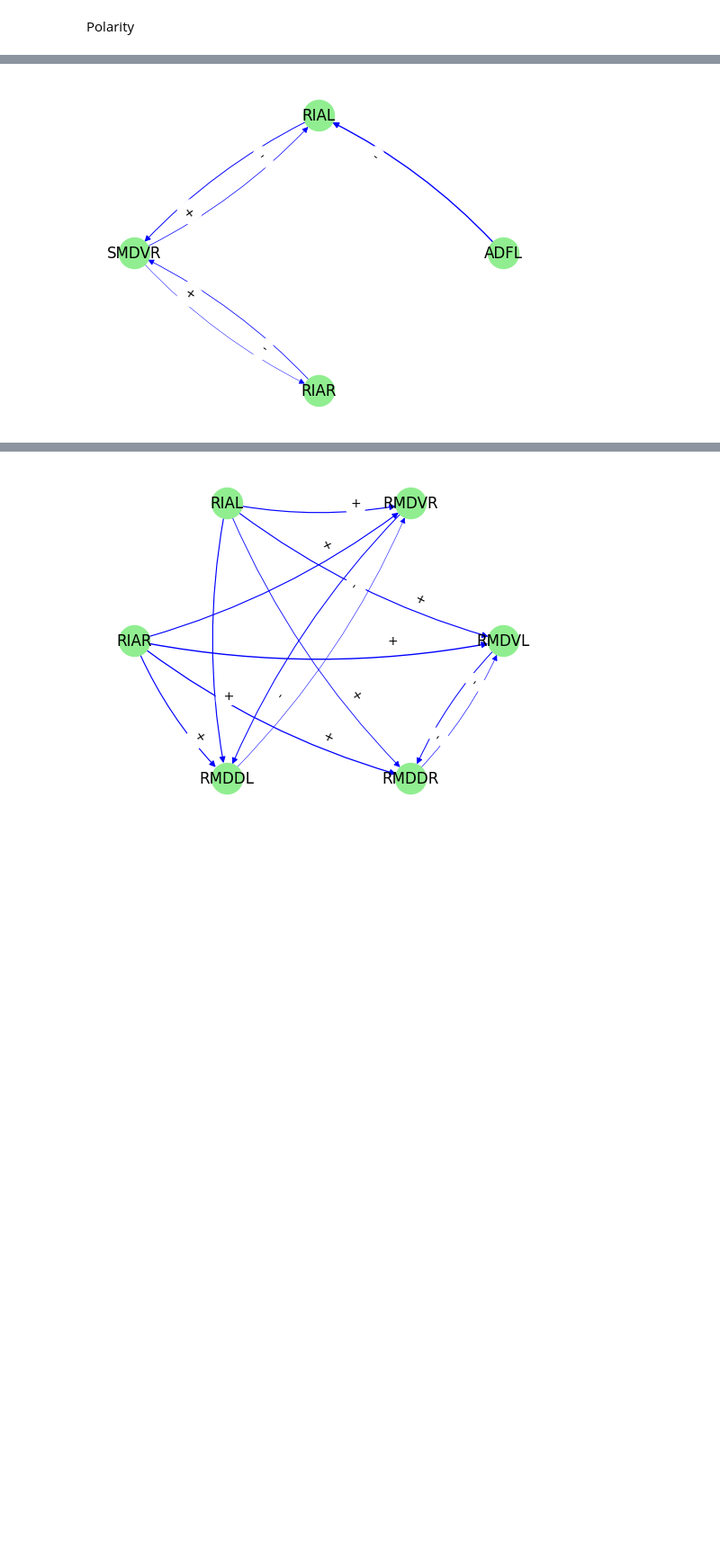
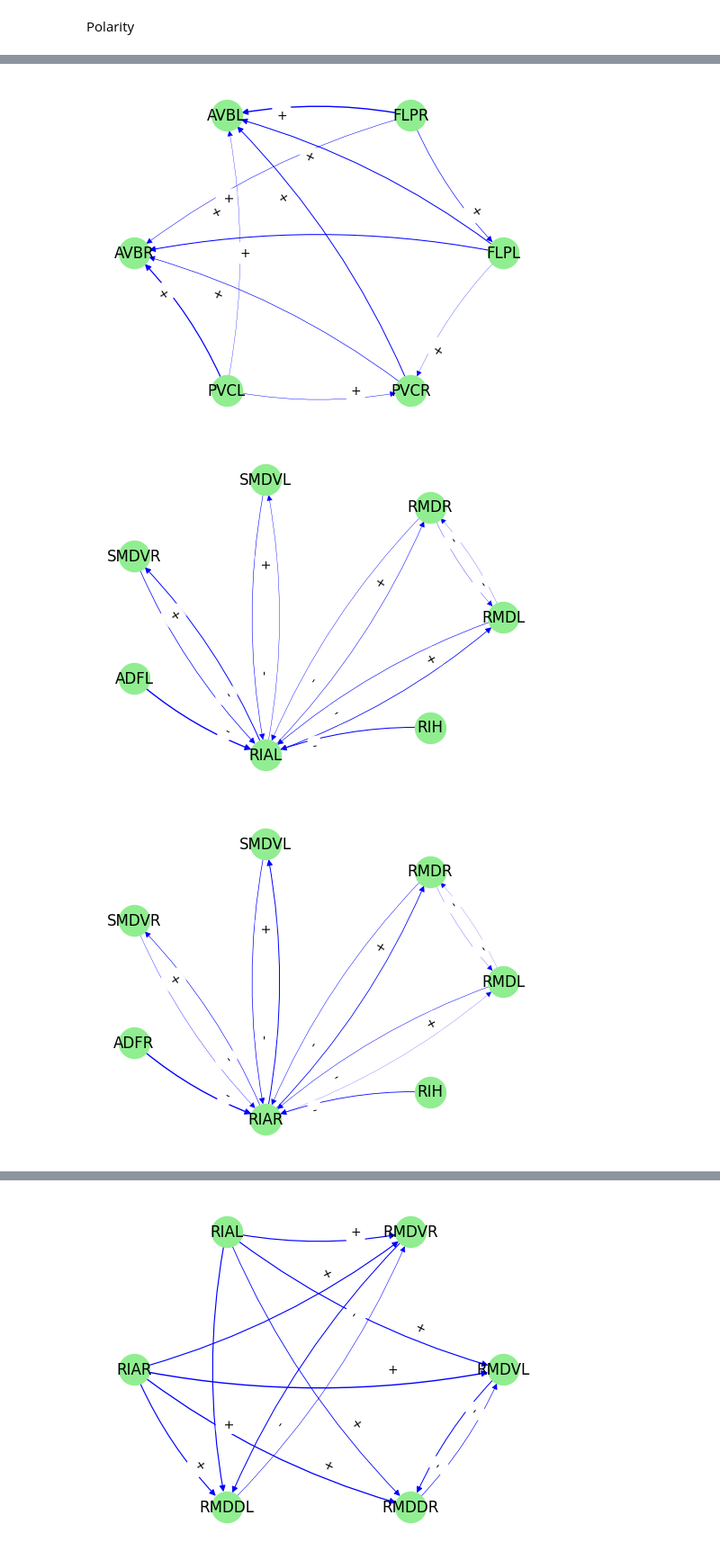
Before and after one commit to deangeckt/network_motifs, a Jupyter notebook: post_motif_analysis/motif_analysis.ipynb, the cells around one changed output, grey strips where cells are left out. Shown at 90% size. Saved outputs shown, nothing was run; the diff lists cells and outputs as text; code cells hidden in the pictures; blank space fills up the shorter version.

```diff
--- a/post_motif_analysis/motif_analysis.ipynb
+++ b/post_motif_analysis/motif_analysis.ipynb
@@ -16,14 +12,14 @@ from isomorphic.isomorphic import get_sub_graph_mapping_to_motif
 from post_motif_analysis.network_utils import draw_sub_graph, draw_neighbors, node_properties
 # %%
 # data = import_results('results/cook_si2_herm_chem_k3_m5.bin')
-# data = import_results('results/pol_k3_m5.bin')
+data = import_results('results/pol_k3_m5.bin')
 # data = import_results('results/cmpx_pol_k3_m5.bin')
 
 
 # k = 4
 # data = import_results('results/cook_si2_herm_chem_k4_m5.bin')
 # data = import_results('results/durbin_herm_chem_k4_m5.bin')
-data = import_results('results/pol_k4_m10.bin')
+# data = import_results('results/pol_k4_m10.bin')
 
 
 # all: chem + gap
@@ -370,5 +513,11 @@ get_motif_sub_graphs(motif_.polarity_motifs[pol_idx])
 # %%
-draw_sub_graph(network, ['SMDVR', 'RIAR', 'ADFL', 'RIAL'], False)
+#expansion of ffl
+draw_sub_graph(network, ['PVCL', 'PVCR', 'FLPL', 'FLPR', 'AVBL', 'PVCL', 'AVBR'], False)
+
+draw_sub_graph(network, ['SMDVR', 'RIAL', 'ADFL', 'SMDVL', 'RMDR', 'RMDL', 'RIH'], False)
+draw_sub_graph(network, ['SMDVR', 'RIAR', 'ADFR', 'SMDVL', 'RMDR', 'RMDL', 'RIH'], False)
 # %% [output]
-[figure, old version]
+[figure, new version]
+[figure, added]
+[figure, added]
 # %%
```
Also changed, not shown: parts of 22 cells of this notebook, 4 other files.
